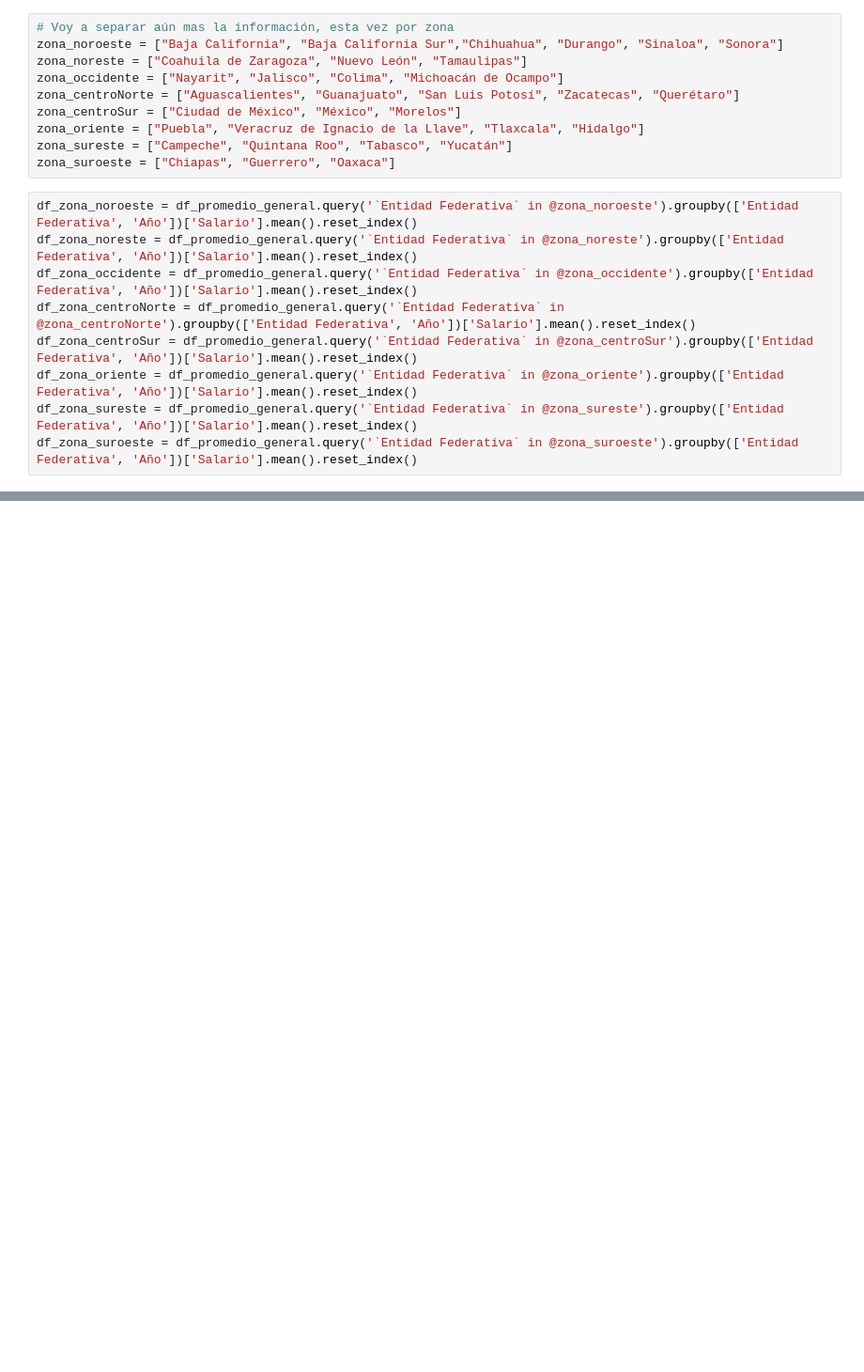
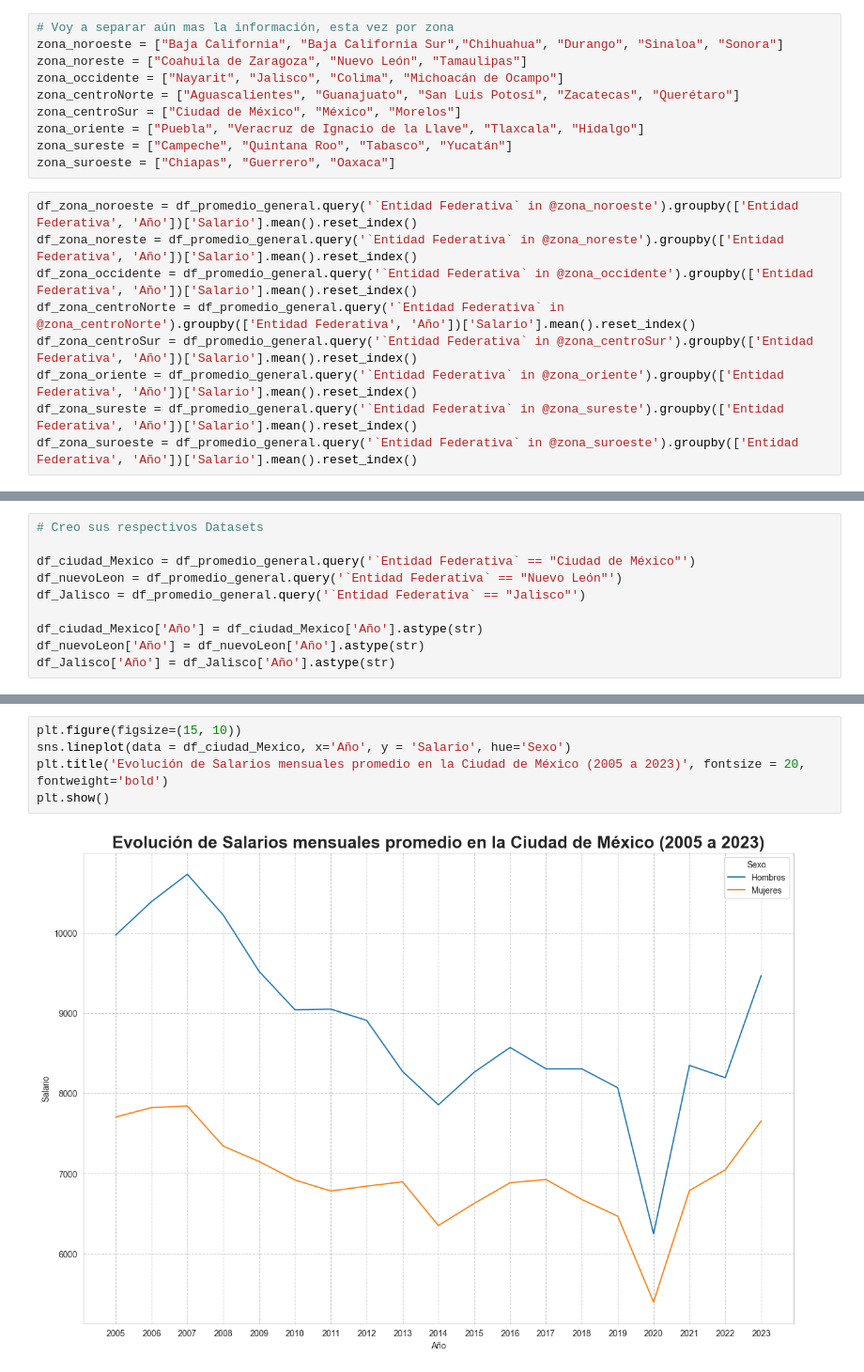
Before and after one commit to Qarant/Analysis-of-Mexican-Salaries-Over-Time, a Jupyter notebook: Statistics_and_Visualization.ipynb, the cells around one changed output, grey strips where cells are left out. Shown at 94% size. Cells and saved outputs as stored; diff of their text form; blank space fills up the shorter version.

```diff
--- a/Statistics_and_Visualization.ipynb
+++ b/Statistics_and_Visualization.ipynb
@@ -206,0 +209,10 @@ plt.show() # Mostrar las gráficas
+# %%
+# Creo sus respectivos Datasets
+
+df_ciudad_Mexico = df_promedio_general.query('`Entidad Federativa` == "Ciudad de México"')
+df_nuevoLeon = df_promedio_general.query('`Entidad Federativa` == "Nuevo León"')
+df_Jalisco = df_promedio_general.query('`Entidad Federativa` == "Jalisco"')
+
+df_ciudad_Mexico['Año'] = df_ciudad_Mexico['Año'].astype(str)
+df_nuevoLeon['Año'] = df_nuevoLeon['Año'].astype(str)
+df_Jalisco['Año'] = df_Jalisco['Año'].astype(str)
@@ -206,0 +235,7 @@ plt.show() # Mostrar las gráficas
+# %%
+plt.figure(figsize=(15, 10))
+sns.lineplot(data = df_ciudad_Mexico, x='Año', y = 'Salario', hue='Sexo')
+plt.title('Evolución de Salarios mensuales promedio en la Ciudad de México (2005 a 2023)', fontsize = 20, fontweight='bold')
+plt.show()
+# %% [output]
+[figure, added]
```
Also changed, not shown: parts of 7 cells of this notebook.
